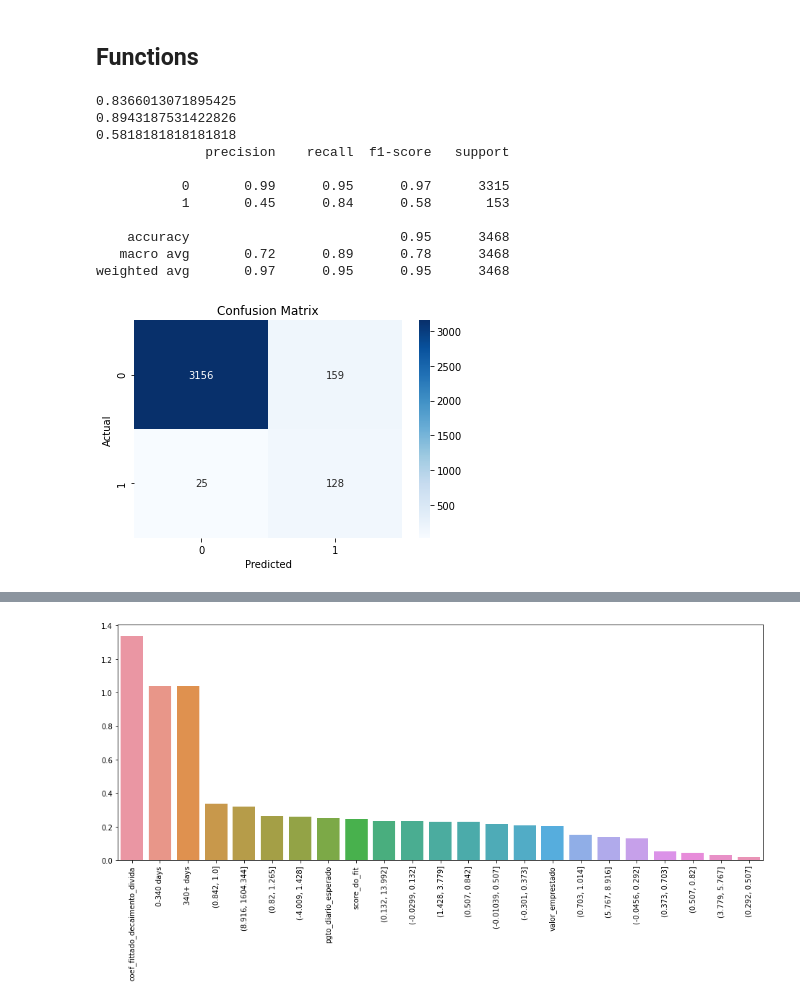
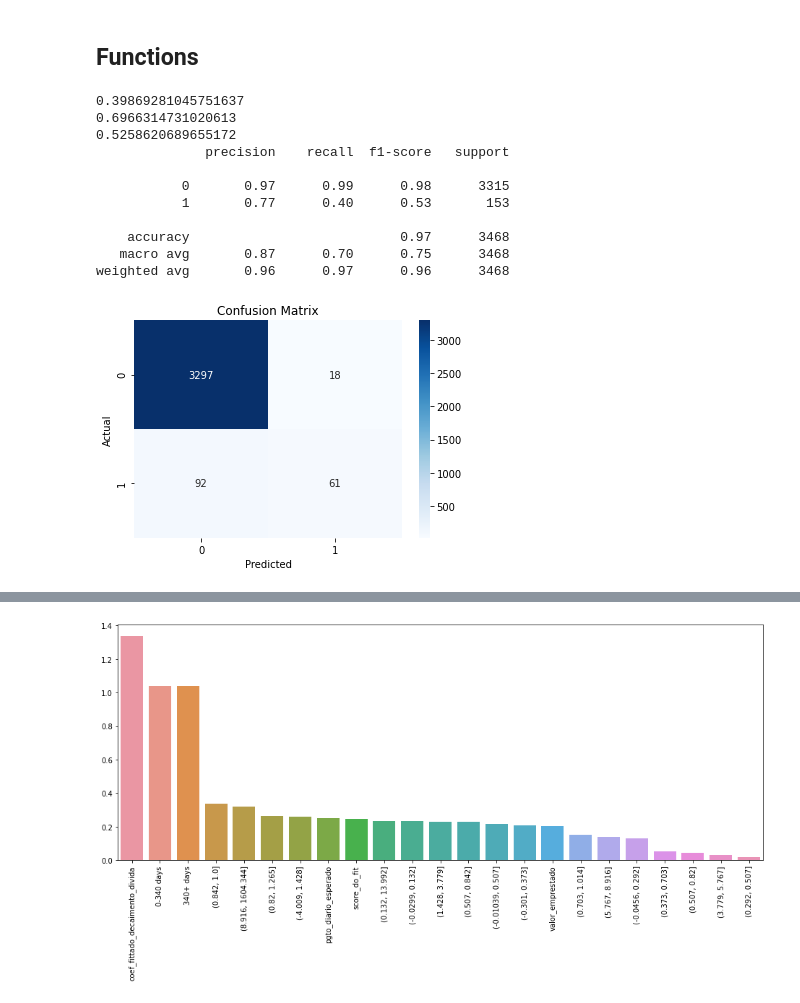
Before and after one commit to rmcferrao/stone-data-challenge, a Jupyter notebook: notebooks/03_ml_models.ipynb, the cells around one changed output, grey strips where cells are left out. Cells and saved outputs as stored; diff of their text form; code cells hidden in the pictures.

```diff
--- a/notebooks/03_ml_models.ipynb
+++ b/notebooks/03_ml_models.ipynb
@@ -304,7 +321,5 @@ y.sort_index(inplace=True)
 train.drop(columns='y', inplace=True)
 train.head()
 
-# X = pipeline.fit_transform(train)
-# X.to_pickle('preprocessed_df.pkl')
-X = pd.read_pickle('preprocessed_df.pkl')
+X = pipeline.fit_transform(train)
 # %% [output]
@@ -497,26 +532,26 @@ log_grid_search.fit(X_train, y_train)
 log_reg = log_grid_search.best_estimator_
 # %%
 y_prob = log_reg.predict_proba(X_test_original)
-y_pred = y_prob[:,1] > 0.3
+y_pred = log_reg.predict(X_test_original)
 
 print(recall_score(y_test_original, y_pred))
 print(roc_auc_score(y_test_original, y_pred))
 print(f1_score(y_test_original, y_pred))
 
 score_with_original_data(y_test_original, y_pred)
 # %% [output]
-0.8366013071895425
-0.8943187531422826
-0.5818181818181818
+0.39869281045751637
+0.6966314731020613
+0.5258620689655172
               precision    recall  f1-score   support
 
-           0       0.99      0.95      0.97      3315
-           1       0.45      0.84      0.58       153
+           0       0.97      0.99      0.98      3315
+           1       0.77      0.40      0.53       153
 
-    accuracy                           0.95      3468
-   macro avg       0.72      0.89      0.78      3468
-weighted avg       0.97      0.95      0.95      3468
+    accuracy                           0.97      3468
+   macro avg       0.87      0.70      0.75      3468
+weighted avg       0.96      0.97      0.96      3468
-[figure, old version]
+[figure, new version]
 # %%
 y_prob = log_reg.predict_proba(X_test_original)
 roc_graph_auc_score(y_test_original, y_prob)
```
Also changed, not shown: parts of 9 cells of this notebook, 7 other files.
